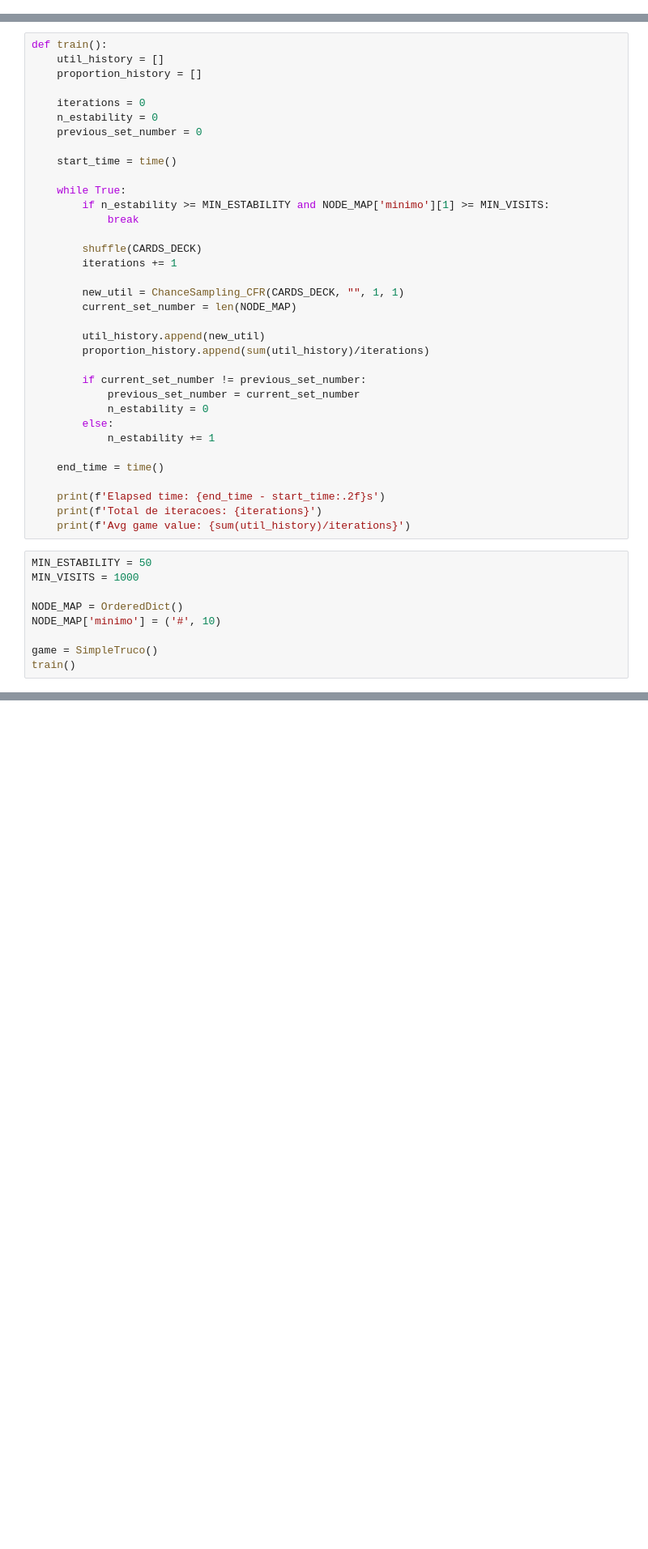
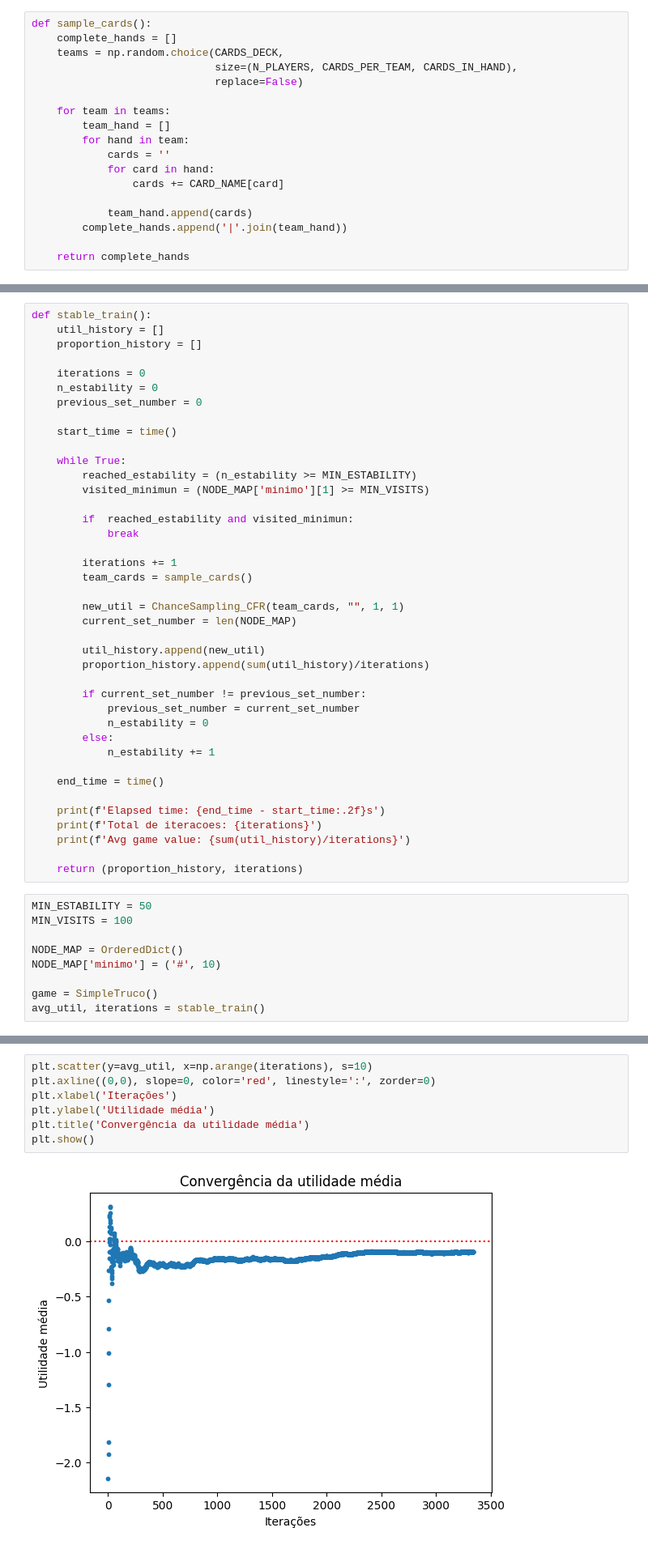
Before and after one commit to AIR-UFG/pfc-victor, a Jupyter notebook: truco_modeling/SimpleTruco.ipynb, the cells around one changed output, grey strips where cells are left out. Shown: that part at 81% size. Saved outputs shown, nothing was run; the diff lists cells and outputs as text; blank space fills up the shorter version.

```diff
--- a/truco_modeling/SimpleTruco.ipynb
+++ b/truco_modeling/SimpleTruco.ipynb
@@ -359,2 +408,20 @@ class SimpleTruco():
 # %% [markdown]
 # Treino
+# %%
+def sample_cards():
+    complete_hands = []
+    teams = np.random.choice(CARDS_DECK,
+                             size=(N_PLAYERS, CARDS_PER_TEAM, CARDS_IN_HAND),
+                             replace=False)
+
+    for team in teams:
+        team_hand = []
+        for hand in team:
+            cards = ''
+            for card in hand:
+                cards += CARD_NAME[card]
+
+            team_hand.append(cards)
+        complete_hands.append('|'.join(team_hand))
+
+    return complete_hands
@@ -361,5 +430,5 @@ class SimpleTruco():
 # %%
-def train():
+def stable_train():
     util_history = []
     proportion_history = []
 
@@ -370,13 +439,16 @@ def train():
     start_time = time()
 
     while True:
-        if n_estability >= MIN_ESTABILITY and NODE_MAP['minimo'][1] >= MIN_VISITS:
+        reached_estability = (n_estability >= MIN_ESTABILITY)
+        visited_minimun = (NODE_MAP['minimo'][1] >= MIN_VISITS)
+
+        if  reached_estability and visited_minimun:
             break
 
-        shuffle(CARDS_DECK)
         iterations += 1
+        team_cards = sample_cards()
 
-        new_util = ChanceSampling_CFR(CARDS_DECK, "", 1, 1)
+        new_util = ChanceSampling_CFR(team_cards, "", 1, 1)
         current_set_number = len(NODE_MAP)
 
         util_history.append(new_util)
@@ -393,13 +465,15 @@ def train():
     print(f'Elapsed time: {end_time - start_time:.2f}s')
     print(f'Total de iteracoes: {iterations}')
     print(f'Avg game value: {sum(util_history)/iterations}')
+
+    return (proportion_history, iterations)
 # %%
 MIN_ESTABILITY = 50
-MIN_VISITS = 1000
+MIN_VISITS = 100
 
 NODE_MAP = OrderedDict()
 NODE_MAP['minimo'] = ('#', 10)
 
 game = SimpleTruco()
-train()
+avg_util, iterations = stable_train()
 # %% [output]
@@ -408,0 +487,9 @@ Avg game value: -0.0639679835028161
+# %%
+plt.scatter(y=avg_util, x=np.arange(iterations), s=10)
+plt.axline((0,0), slope=0, color='red', linestyle=':', zorder=0)
+plt.xlabel('Iterações')
+plt.ylabel('Utilidade média')
+plt.title('Convergência da utilidade média')
+plt.show()
+# %% [output]
+[figure, added]
```
Also changed, not shown: parts of 33 cells of this notebook.
